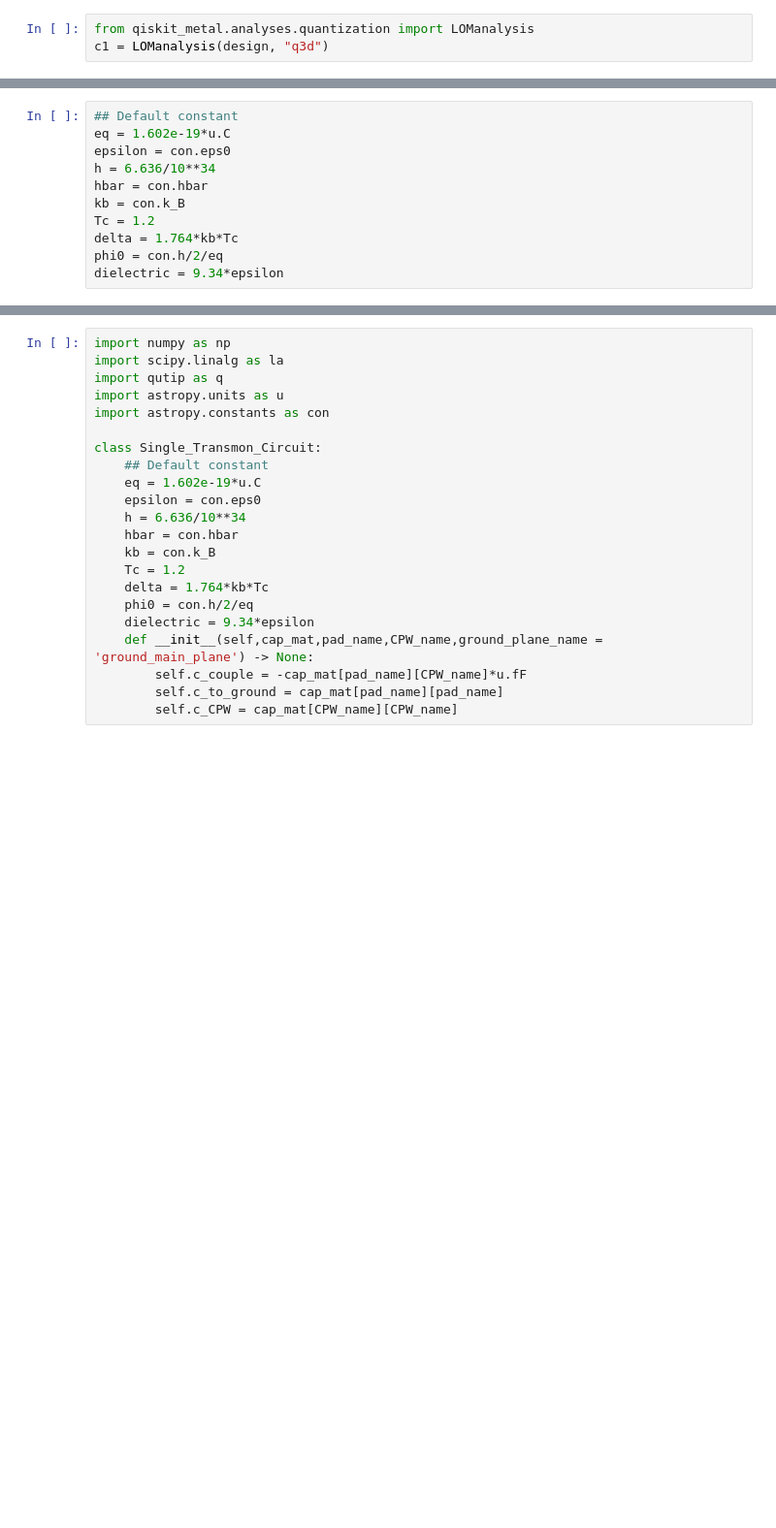
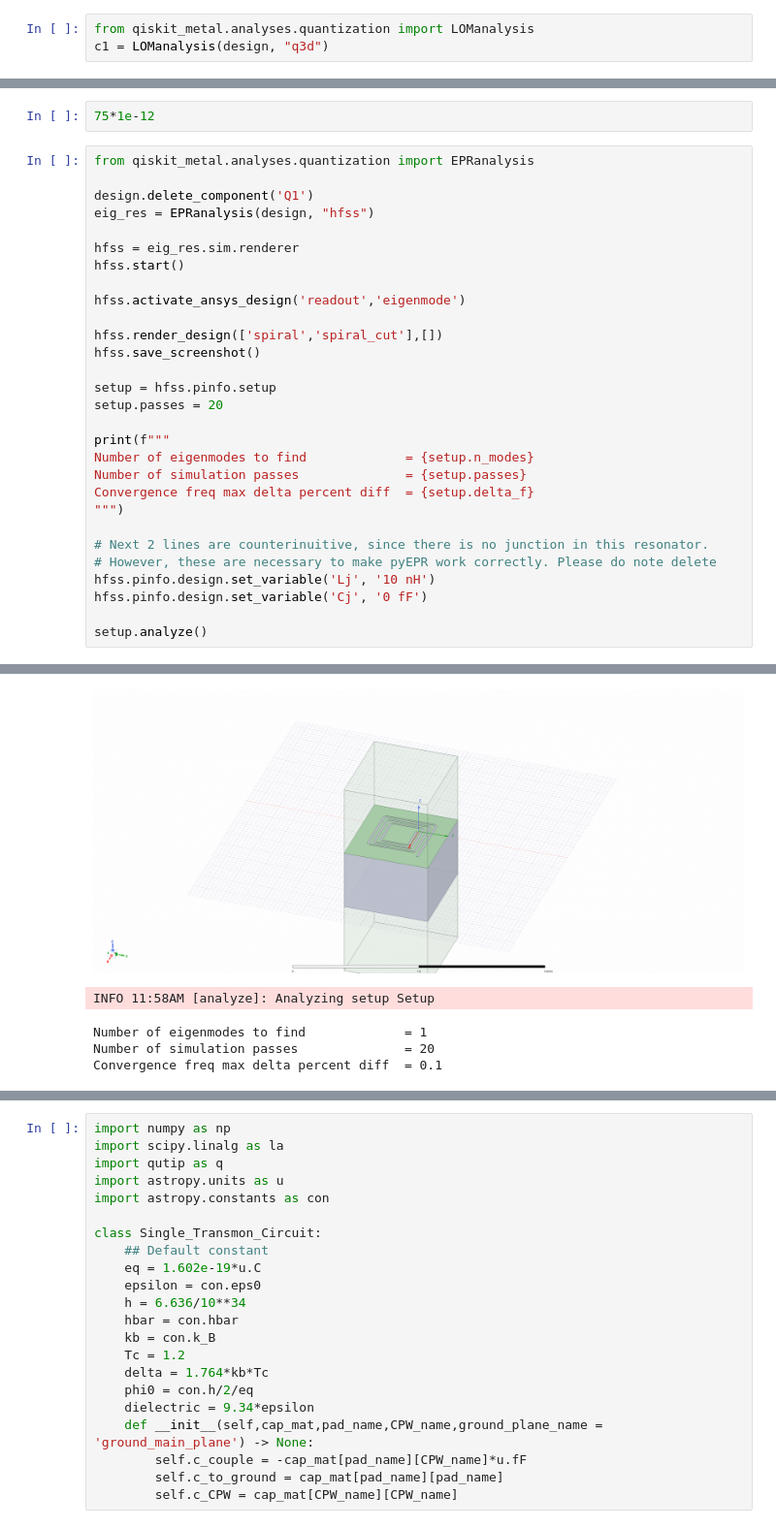
Before and after one commit to Wendywanw/Qiskit_metal_tutorial, a Jupyter notebook: tutorials/4 Analysis/A. Core - EM and quantization/simulation_test.ipynb, the cells around one changed output, grey strips where cells are left out. Shown at 97% size. Cells and saved outputs as stored; diff of their text form; blank space fills up the shorter version.

```diff
--- a/tutorials/4 Analysis/A. Core - EM and quantization/simulation_test.ipynb
+++ b/tutorials/4 Analysis/A. Core - EM and quantization/simulation_test.ipynb
@@ -102,11 +96,0 @@ import astropy.constants as con
-# %%
-## Default constant
-eq = 1.602e-19*u.C
-epsilon = con.eps0
-h = 6.636/10**34
-hbar = con.hbar
-kb = con.k_B
-Tc = 1.2
-delta = 1.764*kb*Tc
-phi0 = con.h/2/eq
-dielectric = 9.34*epsilon
@@ -116,0 +104,32 @@ $\mathrm{fF}$
+# %%
+75*1e-12
+# %%
+from qiskit_metal.analyses.quantization import EPRanalysis
+
+design.delete_component('Q1')
+eig_res = EPRanalysis(design, "hfss")
+
+hfss = eig_res.sim.renderer
+hfss.start()
+
+hfss.activate_ansys_design('readout','eigenmode')
+
+hfss.render_design(['spiral','spiral_cut'],[])
+hfss.save_screenshot()
+
+setup = hfss.pinfo.setup
+setup.passes = 20
+
+print(f"""
+Number of eigenmodes to find             = {setup.n_modes}
+Number of simulation passes              = {setup.passes}
+Convergence freq max delta percent diff  = {setup.delta_f}
+""")
+
+# Next 2 lines are counterinuitive, since there is no junction in this resonator.
+# However, these are necessary to make pyEPR work correctly. Please do note delete
+hfss.pinfo.design.set_variable('Lj', '10 nH')
+hfss.pinfo.design.set_variable('Cj', '0 fF')
+
+setup.analyze()
+# %% [output]
@@ -116,0 +154,5 @@ $\mathrm{fF}$
+[figure, added]
+INFO 11:58AM [analyze]: Analyzing setup Setup
+Number of eigenmodes to find             = 1
+Number of simulation passes              = 20
+Convergence freq max delta percent diff  = 0.1
```
Also changed, not shown: parts of 19 cells of this notebook.
